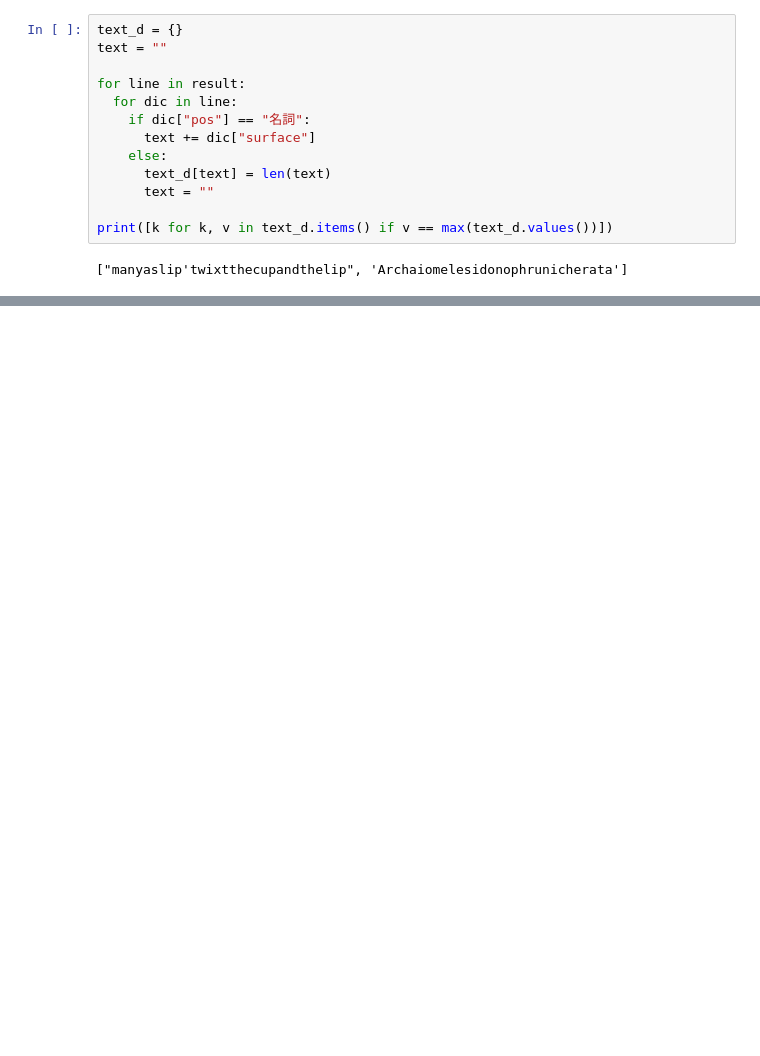
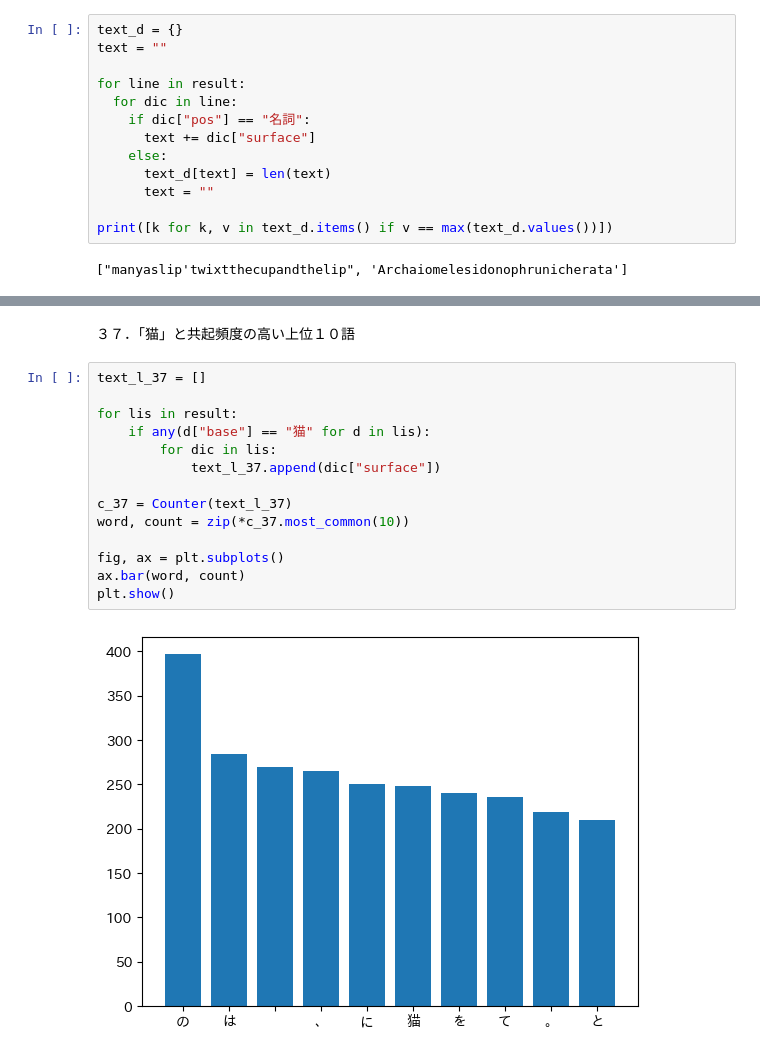
Before and after one commit to yuya-omasa/100, a Jupyter notebook: 4/4.ipynb, the cells around one changed output, grey strips where cells are left out. Saved outputs shown, nothing was run; the diff lists cells and outputs as text; blank space fills up the shorter version.

```diff
--- a/4/4.ipynb
+++ b/4/4.ipynb
@@ -100,0 +144,18 @@ print([k for k, v in text_d.items() if v == max(text_d.values())])
+# %% [markdown]
+３７．「猫」と共起頻度の高い上位１０語
+# %%
+text_l_37 = []
+
+for lis in result:
+    if any(d["base"] == "猫" for d in lis):
+        for dic in lis:
+            text_l_37.append(dic["surface"])
+
+c_37 = Counter(text_l_37)
+word, count = zip(*c_37.most_common(10))
+
+fig, ax = plt.subplots()
+ax.bar(word, count)
+plt.show()
+# %% [output]
+[figure, added]
```
Also changed, not shown: parts of 12 cells of this notebook.
